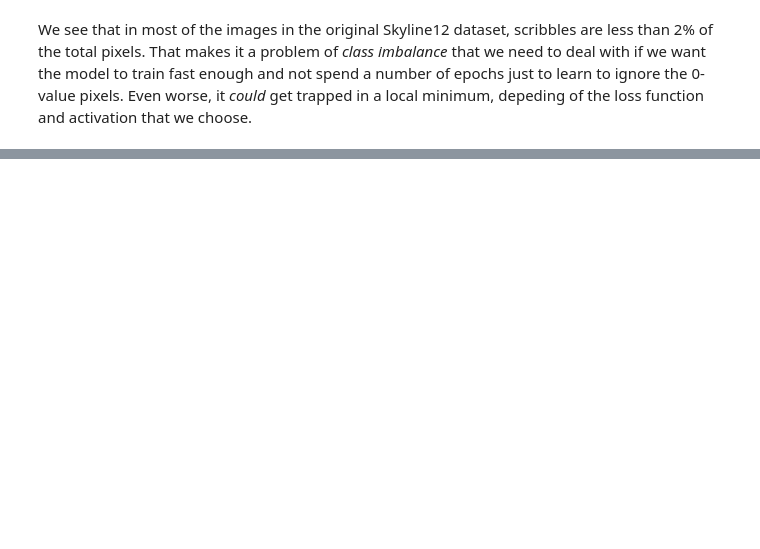
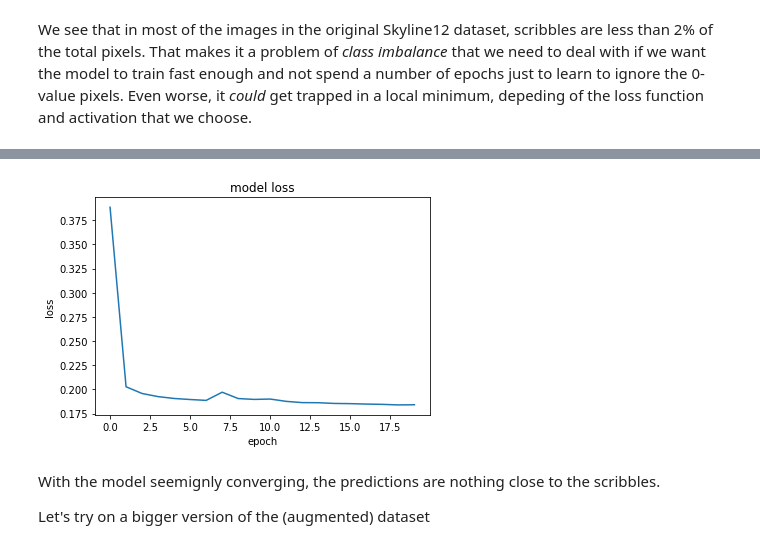
Before and after one commit to vassiliskrikonis/improving-segmentation-with-evidence-transfer, a Jupyter notebook: Unet predict evidence only.ipynb, the cells around one changed output, grey strips where cells are left out. Cells and saved outputs as stored; diff of their text form; code cells hidden in the pictures; blank space fills up the shorter version.

```diff
--- a/Unet predict evidence only.ipynb
+++ b/Unet predict evidence only.ipynb
@@ -210,0 +89,19 @@ wandb: wandb sync wandb/offline-run-20201022_203459-2d7zcgit
+# %%
+import matplotlib.pyplot as plt
+
+
+def plot_history(history):
+    plt.plot(history.history['loss'])
+    plt.title('model loss')
+    plt.ylabel('loss')
+    plt.xlabel('epoch')
+    plt.show()
+
+
+plot_history(history)
+# %% [output]
+[figure, added]
+# %% [markdown]
+With the model seemignly converging, the predictions are nothing close to the scribbles.
+
+Let's try on a bigger version of the (augmented) dataset
```
Also changed, not shown: parts of 15 cells of this notebook, 1 other file.
